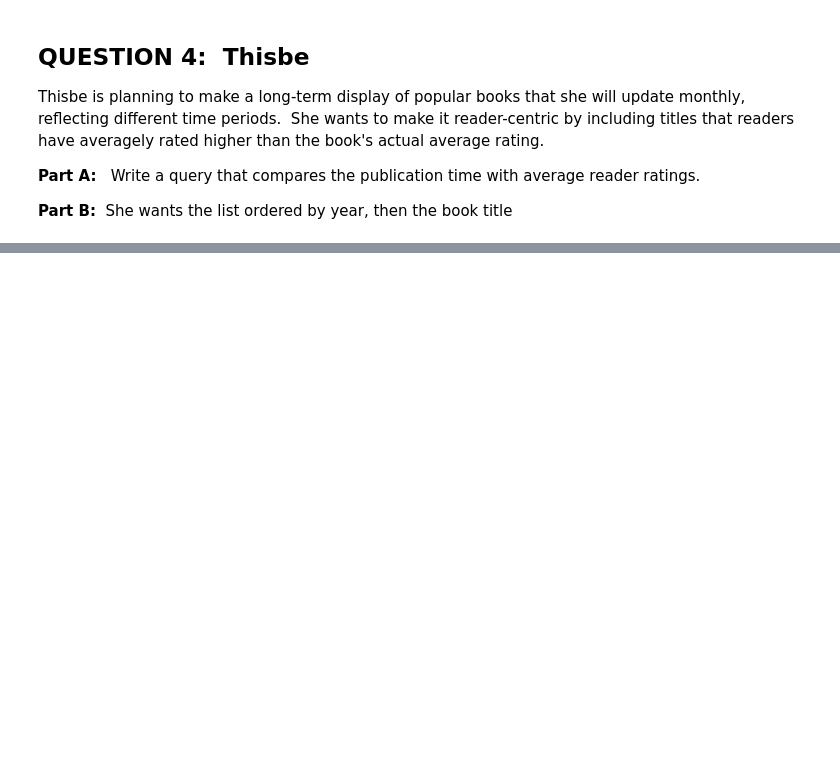
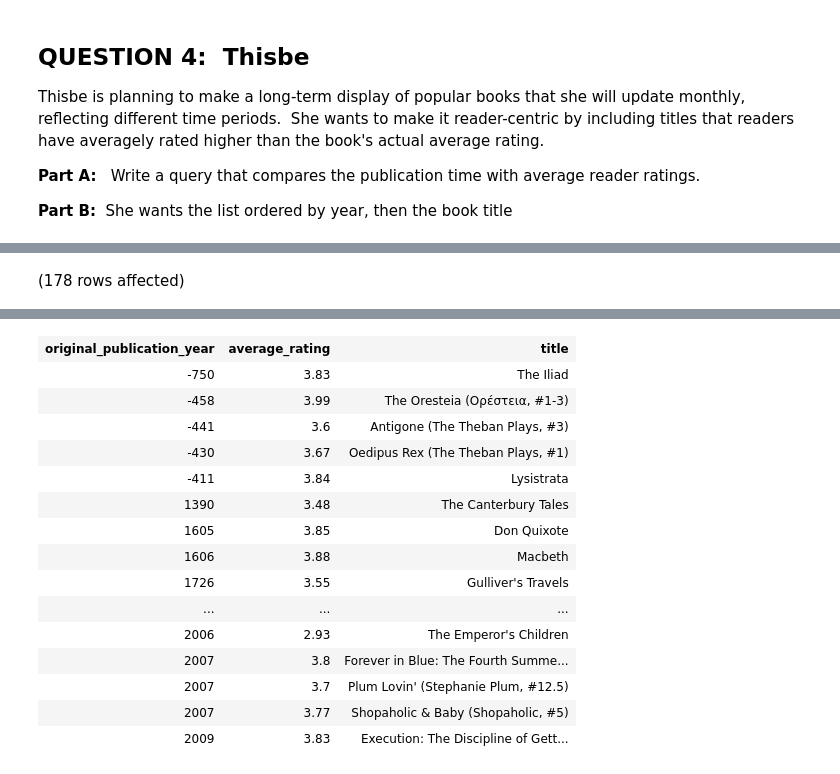
Before and after one commit to yayasanya/SQL-Part-4-Studio, a Jupyter notebook: Notebook-0.ipynb, the cells around one changed output, grey strips where cells are left out. Cells and saved outputs as stored; diff of their text form; code cells hidden in the pictures; blank space fills up the shorter version.

```diff
--- a/Notebook-0.ipynb
+++ b/Notebook-0.ipynb
@@ -46,0 +105,7 @@ Total execution time: 00:00:00.051
+# %%
+-- Code here:
+SELECT original_publication_year, average_rating, title FROM BooksDB.dbo.books AS b
+WHERE average_rating < (SELECT AVG(rating) FROM BooksDB.dbo.ratings AS r WHERE r.book_id=b.book_id)
+ORDER BY original_publication_year, title
+# %% [output]
+(178 rows affected)
@@ -46,0 +113,16 @@ Total execution time: 00:00:00.051
+| original_publication_year | average_rating | title |
+| -750 | 3.83 | The Iliad |
+| -458 | 3.99 | The Oresteia (Ορέστεια, #1-3) |
+| -441 | 3.6 | Antigone (The Theban Plays, #3) |
+| -430 | 3.67 | Oedipus Rex (The Theban Plays, #1) |
+| -411 | 3.84 | Lysistrata |
+| 1390 | 3.48 | The Canterbury Tales |
+| 1605 | 3.85 | Don Quixote |
+| 1606 | 3.88 | Macbeth |
+| 1726 | 3.55 | Gulliver's Travels |
+| ... | ... | ... |
+| 2006 | 2.93 | The Emperor's Children |
+| 2007 | 3.8 | Forever in Blue: The Fourth Summe... |
+| 2007 | 3.7 | Plum Lovin' (Stephanie Plum, #12.5) |
+| 2007 | 3.77 | Shopaholic & Baby (Shopaholic, #5) |
+| 2009 | 3.83 | Execution: The Discipline of Gett... |
```
Also changed, not shown: parts of 9 cells of this notebook.
